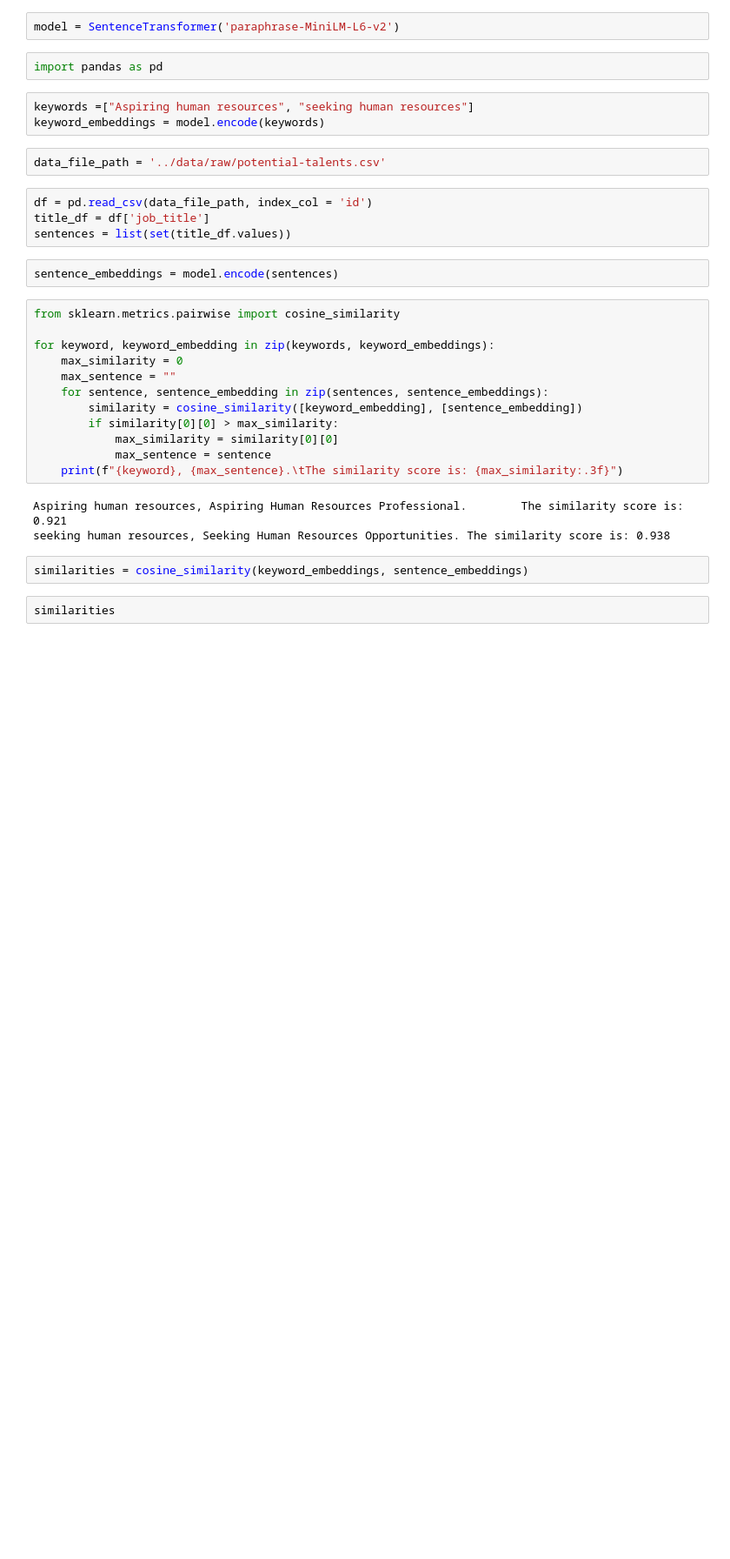
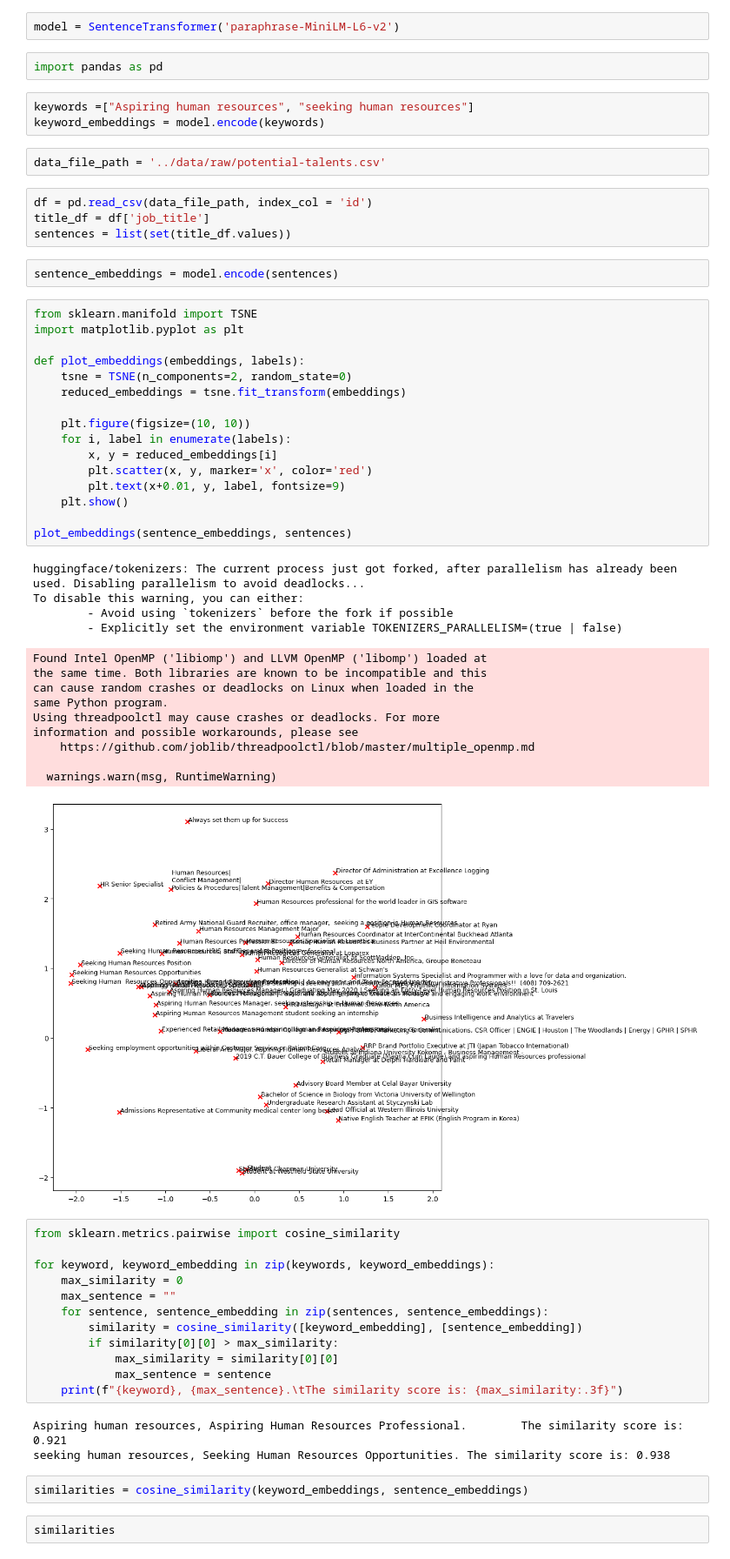
Before and after one commit to HarounAlMasalmeh/kwjKuoMmbwSWxYXj, a Jupyter notebook: notebooks/sbert.ipynb, the cells around one changed output. Shown at 87% size. Saved outputs shown, nothing was run; the diff lists cells and outputs as text; blank space fills up the shorter version.

```diff
--- a/notebooks/sbert.ipynb
+++ b/notebooks/sbert.ipynb
@@ -15,6 +15,37 @@ title_df = df['job_title']
 sentences = list(set(title_df.values))
 # %%
 sentence_embeddings = model.encode(sentences)
+# %%
+from sklearn.manifold import TSNE
+import matplotlib.pyplot as plt
+
+def plot_embeddings(embeddings, labels):
+    tsne = TSNE(n_components=2, random_state=0)
+    reduced_embeddings = tsne.fit_transform(embeddings)
+
+    plt.figure(figsize=(10, 10))
+    for i, label in enumerate(labels):
+        x, y = reduced_embeddings[i]
+        plt.scatter(x, y, marker='x', color='red')
+        plt.text(x+0.01, y, label, fontsize=9)
+    plt.show()
+
+plot_embeddings(sentence_embeddings, sentences)
+# %% [output]
+huggingface/tokenizers: The current process just got forked, after parallelism has already been used. Disabling parallelism to avoid deadlocks...
+To disable this warning, you can either:
+        - Avoid using `tokenizers` before the fork if possible
+        - Explicitly set the environment variable TOKENIZERS_PARALLELISM=(true | false)
+Found Intel OpenMP ('libiomp') and LLVM OpenMP ('libomp') loaded at
+the same time. Both libraries are known to be incompatible and this
+can cause random crashes or deadlocks on Linux when loaded in the
+same Python program.
+Using threadpoolctl may cause crashes or deadlocks. For more
+information and possible workarounds, please see
+    https://github.com/joblib/threadpoolctl/blob/master/multiple_openmp.md
+
+  warnings.warn(msg, RuntimeWarning)
+[figure, added]
 # %%
 from sklearn.metrics.pairwise import cosine_similarity
 
```
Also changed, not shown: parts of 3 cells of this notebook.
